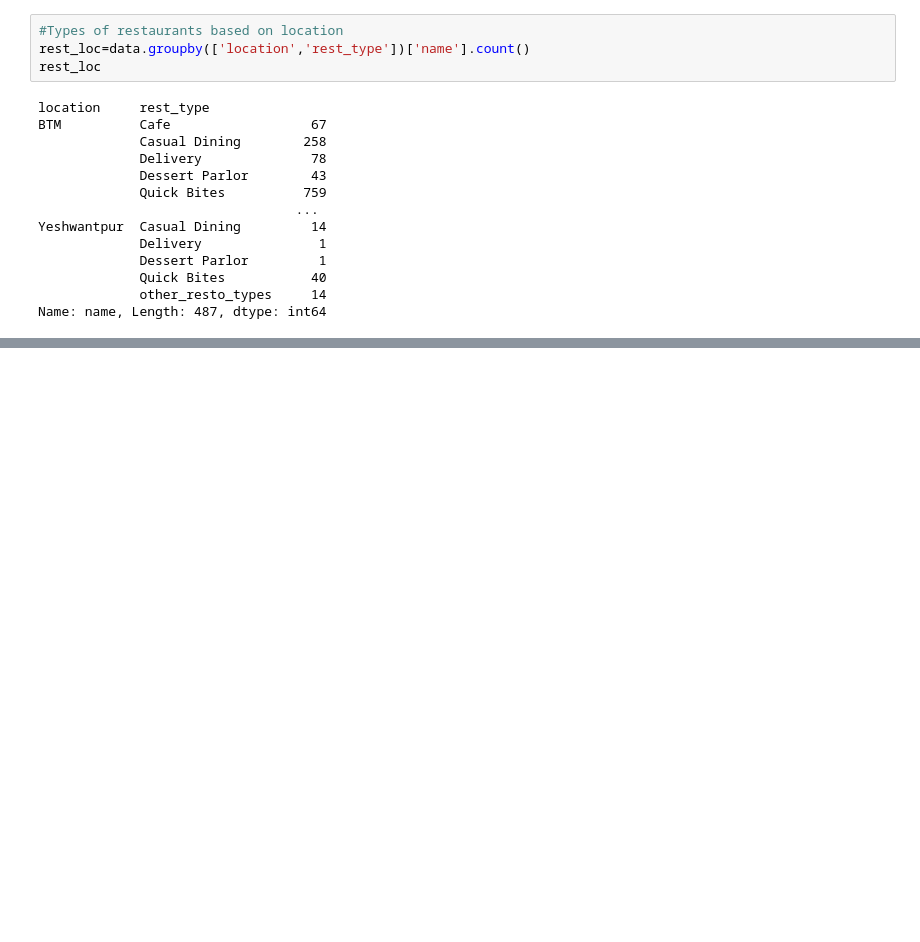
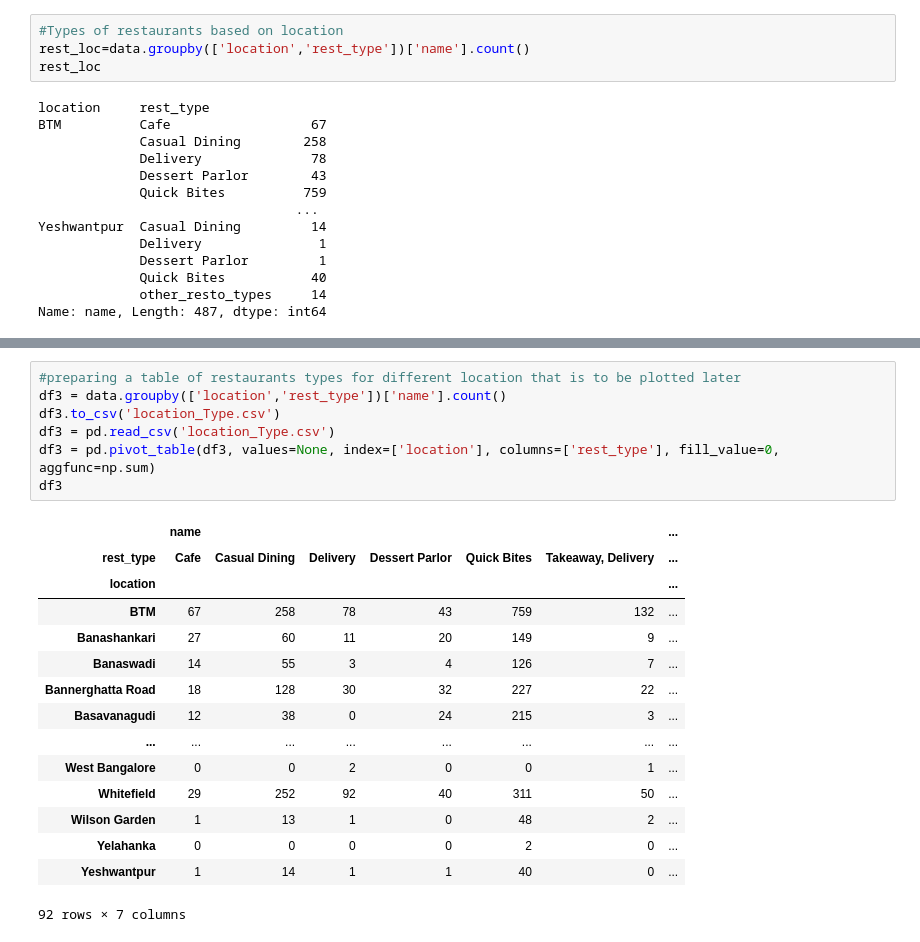
Before and after one commit to Avenev47/Zomato-Data-Analysis, a Jupyter notebook: zomato/avenev.ipynb, the cells around one changed output, grey strips where cells are left out. Drawn from its saved outputs; the diff is of its cells as text; blank space fills up the shorter version.

```diff
--- a/zomato/avenev.ipynb
+++ b/zomato/avenev.ipynb
@@ -818,0 +798,23 @@ Name: name, Length: 487, dtype: int64
+# %%
+#preparing a table of restaurants types for different location that is to be plotted later
+df3 = data.groupby(['location','rest_type'])['name'].count()
+df3.to_csv('location_Type.csv')
+df3 = pd.read_csv('location_Type.csv')
+df3 = pd.pivot_table(df3, values=None, index=['location'], columns=['rest_type'], fill_value=0, aggfunc=np.sum)
+df3
+# %% [output]
+|  | name |  |  |  |  |  | ... |
+| rest_type | Cafe | Casual Dining | Delivery | Dessert Parlor | Quick Bites | Takeaway, Delivery | ... |
+| location |  |  |  |  |  |  | ... |
+| BTM | 67 | 258 | 78 | 43 | 759 | 132 | ... |
+| Banashankari | 27 | 60 | 11 | 20 | 149 | 9 | ... |
+| Banaswadi | 14 | 55 | 3 | 4 | 126 | 7 | ... |
+| Bannerghatta Road | 18 | 128 | 30 | 32 | 227 | 22 | ... |
+| Basavanagudi | 12 | 38 | 0 | 24 | 215 | 3 | ... |
+| ... | ... | ... | ... | ... | ... | ... | ... |
+| West Bangalore | 0 | 0 | 2 | 0 | 0 | 1 | ... |
+| Whitefield | 29 | 252 | 92 | 40 | 311 | 50 | ... |
+| Wilson Garden | 1 | 13 | 1 | 0 | 48 | 2 | ... |
+| Yelahanka | 0 | 0 | 0 | 0 | 2 | 0 | ... |
+| Yeshwantpur | 1 | 14 | 1 | 1 | 40 | 0 | ... |
+92 rows × 7 columns
```
Also changed, not shown: parts of 21 cells of this notebook, 1 other file.
